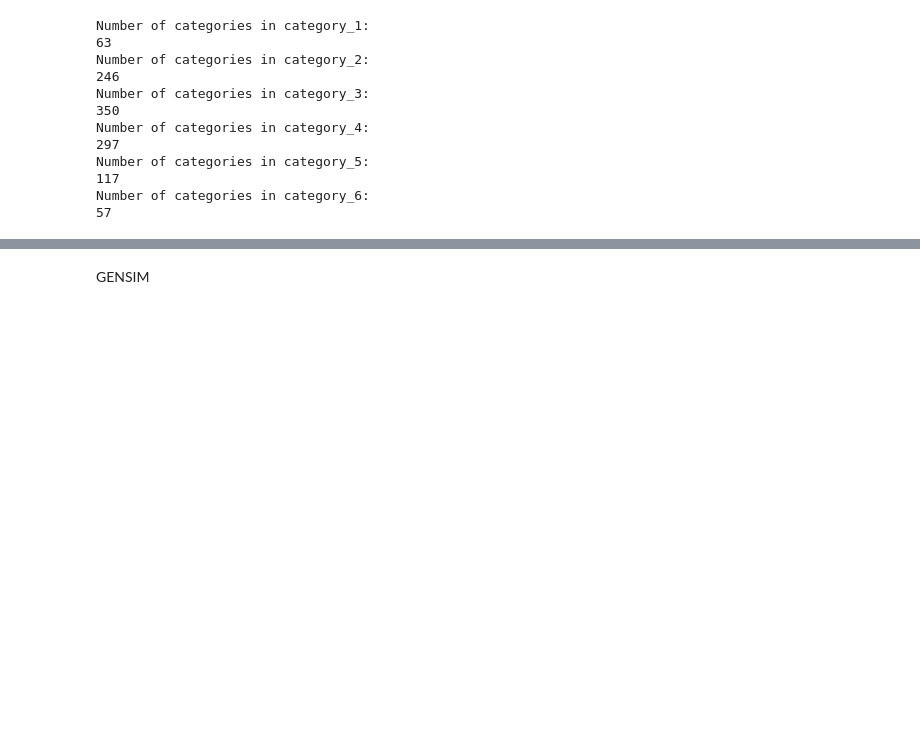
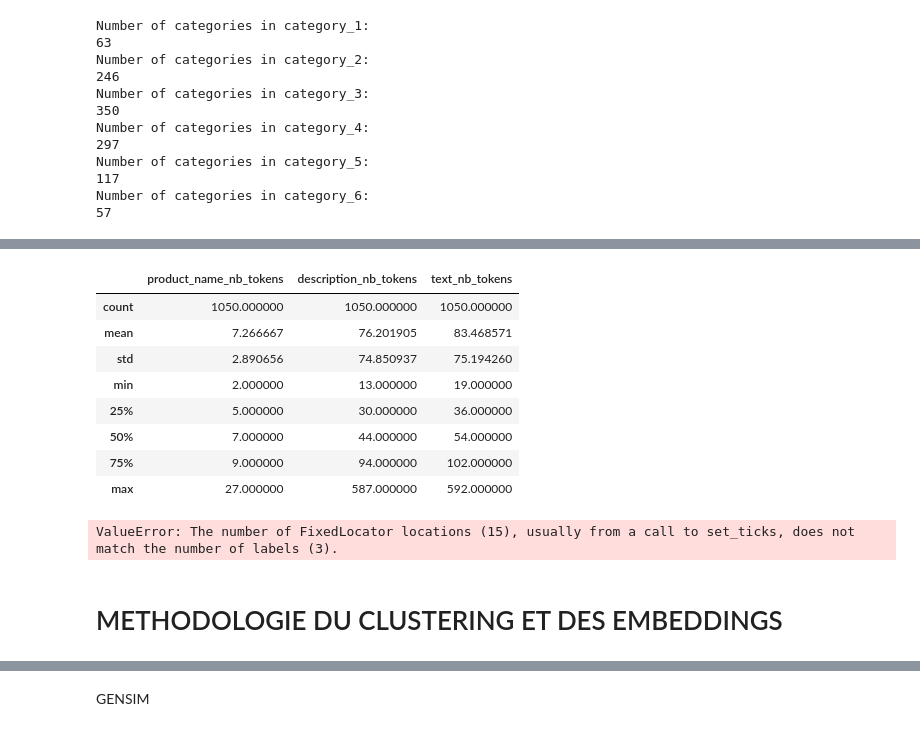
Before and after one commit to Hedredo/oc_projet_6, a Jupyter notebook: 1_notebook_classification_072024.ipynb, the cells around one changed output, grey strips where cells are left out. Cells and saved outputs as stored; diff of their text form; code cells hidden in the pictures; blank space fills up the shorter version.

```diff
--- a/1_notebook_classification_072024.ipynb
+++ b/1_notebook_classification_072024.ipynb
@@ -428,0 +316,23 @@ Length: 933, dtype: float64
+# %%
+flipkart_filtered[['product_name_nb_tokens', 'description_nb_tokens', 'text_nb_tokens']].describe()
+# %% [output]
+|  | product_name_nb_tokens | description_nb_tokens | text_nb_tokens |
+| count | 1050.000000 | 1050.000000 | 1050.000000 |
+| mean | 7.266667 | 76.201905 | 83.468571 |
+| std | 2.890656 | 74.850937 | 75.194260 |
+| min | 2.000000 | 13.000000 | 19.000000 |
+| 25% | 5.000000 | 30.000000 | 36.000000 |
+| 50% | 7.000000 | 44.000000 | 54.000000 |
+| 75% | 9.000000 | 94.000000 | 102.000000 |
+| max | 27.000000 | 587.000000 | 592.000000 |
+# %%
+# Draw a horizontal boxplot for the product_name_nb_tokens, description_nb_tokens and text_nb_tokens columns of the flipkart_filtered DataFrame
+ax = flipkart_filtered.boxplot(column=["product_name_nb_tokens", "description_nb_tokens", "text_nb_tokens"], vert=False, figsize=(10, 4))
+# Set the y ticks with bold font
+ax.set_yticklabels([], fontweight='bold')
+ax.set_title("Nombre de tokens par colonne", fontweight='bold', fontsize=14)
+plt.show()
+# %% [output]
+ValueError: The number of FixedLocator locations (15), usually from a call to set_ticks, does not match the number of labels (3).
+# %% [markdown]
+# METHODOLOGIE DU CLUSTERING ET DES EMBEDDINGS
```
Also changed, not shown: parts of 72 cells of this notebook, 2 other files.
